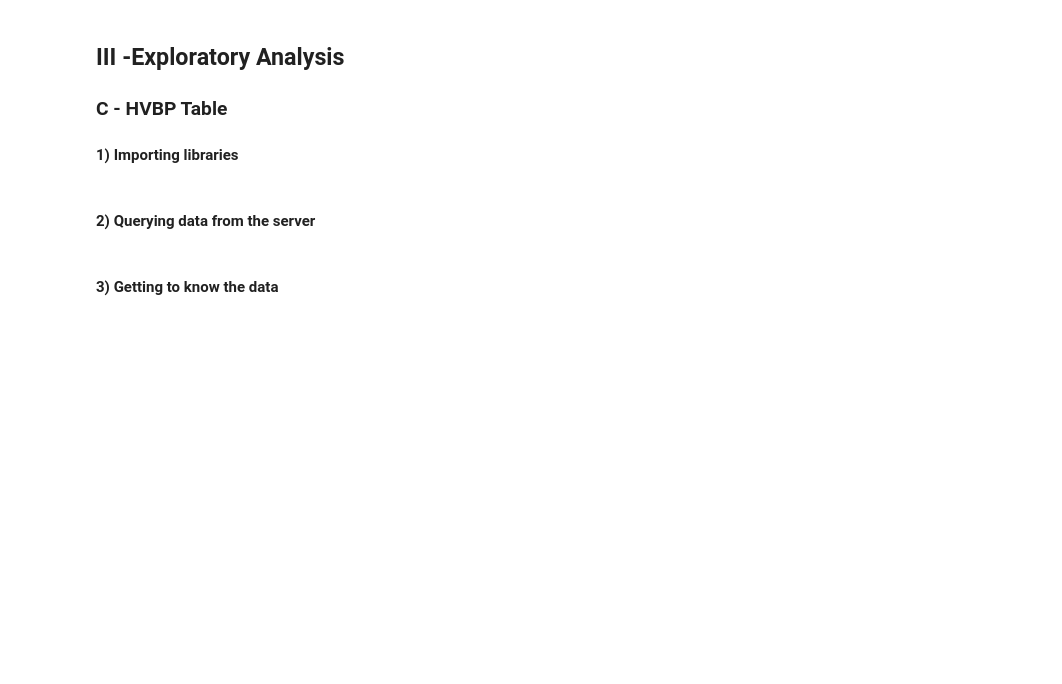
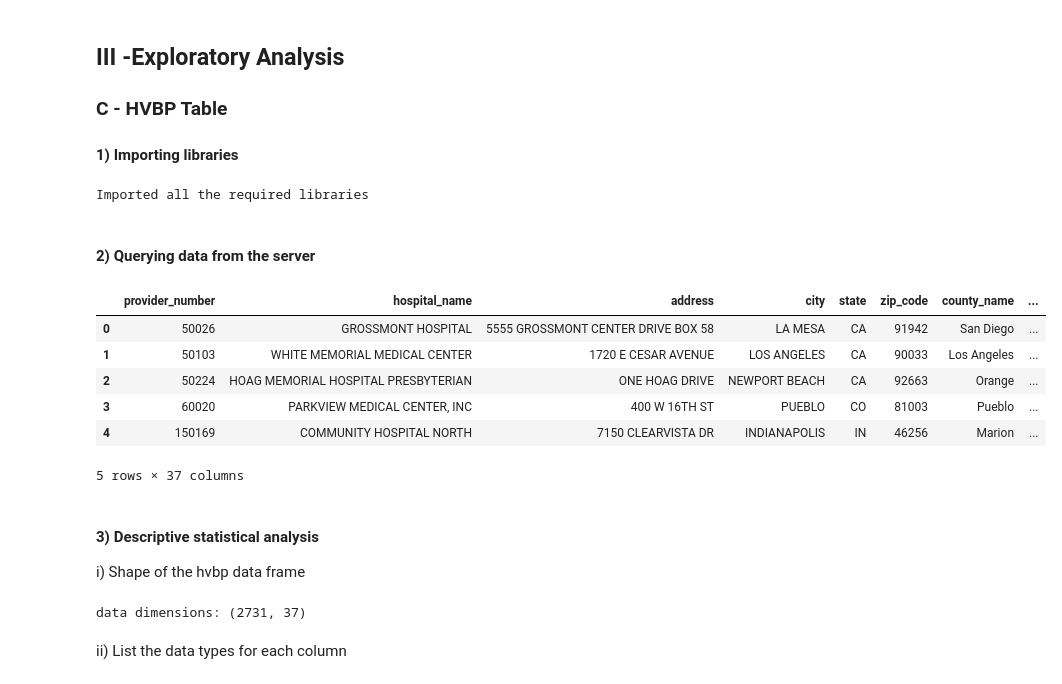
Before and after one commit to sobil-dalal/DAP_Project, a Jupyter notebook: Exploratory_Analysis_HVBP.ipynb, the cells around one changed output. Drawn from its saved outputs; the diff is of its cells as text; code cells hidden in the pictures; blank space fills up the shorter version.

```diff
--- a/Exploratory_Analysis_HVBP.ipynb
+++ b/Exploratory_Analysis_HVBP.ipynb
@@ -4,27 +4,39 @@
 #### 1) Importing libraries
 # %%
 import pandas as pd
+import numpy as np
 import pandas.io.sql as sqlio
 import psycopg2
 import seaborn as sns
 import matplotlib.pyplot as plt
 %matplotlib inline
+print("Imported all the required libraries")
+# %% [output]
+Imported all the required libraries
 # %% [markdown]
 #### 2) Querying data from the server
 # %%
-sql = """
-SELECT * FROM hvbp;"""
+sql = '''
+SELECT * FROM "HVBP";'''
 try:
     dbConnection = psycopg2.connect(
     user = "dap",
     password = "dap",
     host = "83.212.82.56",
     port = "5432",
+
     database = "dap_medicare")
     hvbp_df = sqlio.read_sql_query(sql, dbConnection)
 except (Exception, psycopg2.Error) as dbError:
     print ("Error while fetching db hvbp:", dbError)
 finally:
     if(dbConnection): dbConnection.close()
+hvbp_df.head()
+# %% [output]
+|  | provider_number | hospital_name | address | city | state | zip_code | county_name | ... |
+| 0 | 50026 | GROSSMONT HOSPITAL | 5555 GROSSMONT CENTER DRIVE BOX 58 | LA MESA | CA | 91942 | San Diego | ... |
+| 1 | 50103 | WHITE MEMORIAL MEDICAL CENTER | 1720 E CESAR AVENUE | LOS ANGELES | CA | 90033 | Los Angeles | ... |
+| 2 | 50224 | HOAG MEMORIAL HOSPITAL PRESBYTERIAN | ONE HOAG DRIVE | NEWPORT BEACH | CA | 92663 | Orange | ... |
+| 3 | 60020 | PARKVIEW MEDICAL CENTER, INC | 400 W 16TH ST | PUEBLO | CO | 81003 | Pueblo | ... |
+| 4 | 150169 | COMMUNITY HOSPITAL NORTH | 7150 CLEARVISTA DR | INDIANAPOLIS | IN | 46256 | Marion | ... |
+5 rows × 37 columns
-# %% [markdown]
-#### 3) Getting to know the data
@@ -37,0 +43,9 @@ hvbp_df.corr()
+# %% [markdown]
+#### 3) Descriptive statistical analysis
+i) Shape of the hvbp data frame
+# %%
+print ('data dimensions:', hvbp_df.shape)
+# %% [output]
+data dimensions: (2731, 37)
+# %% [markdown]
+ii) List the data types for each column
```
Also changed, not shown: parts of 15 cells of this notebook.
